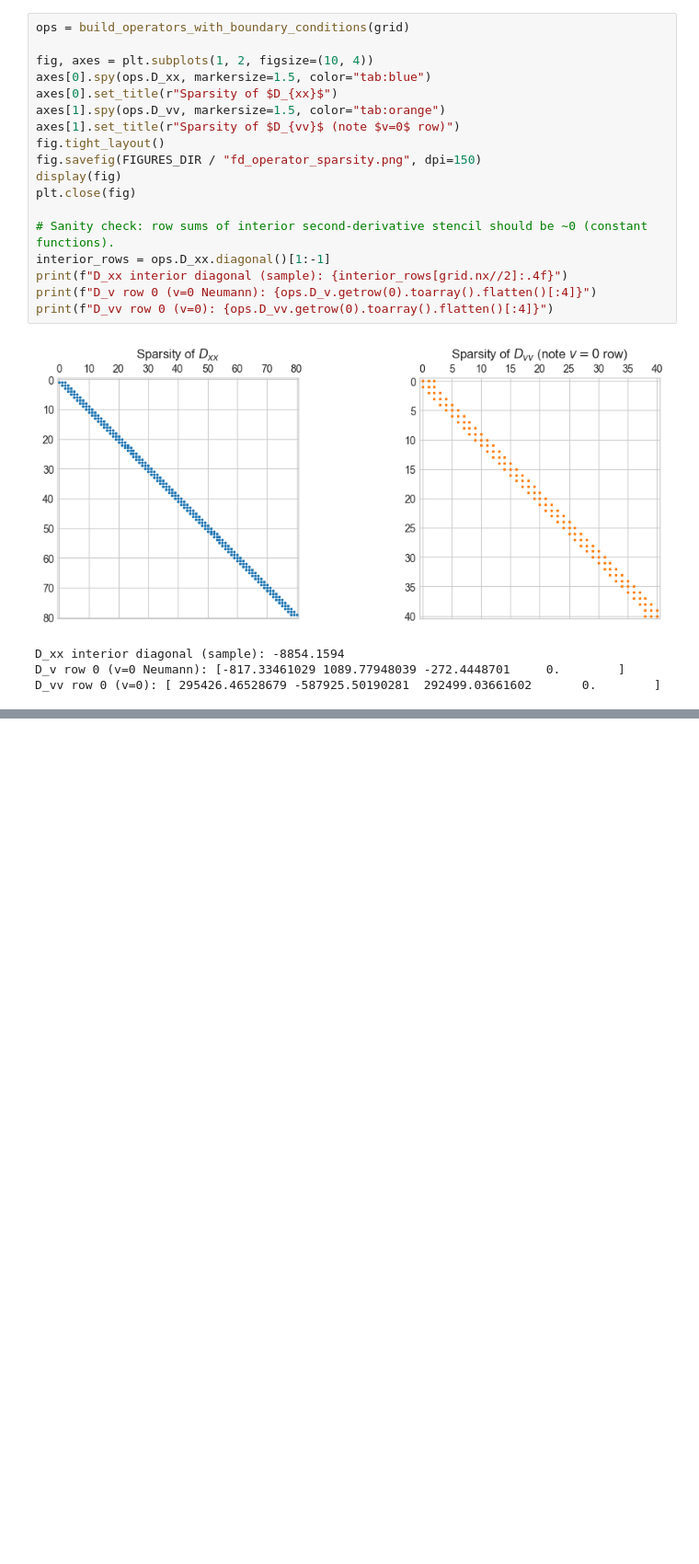
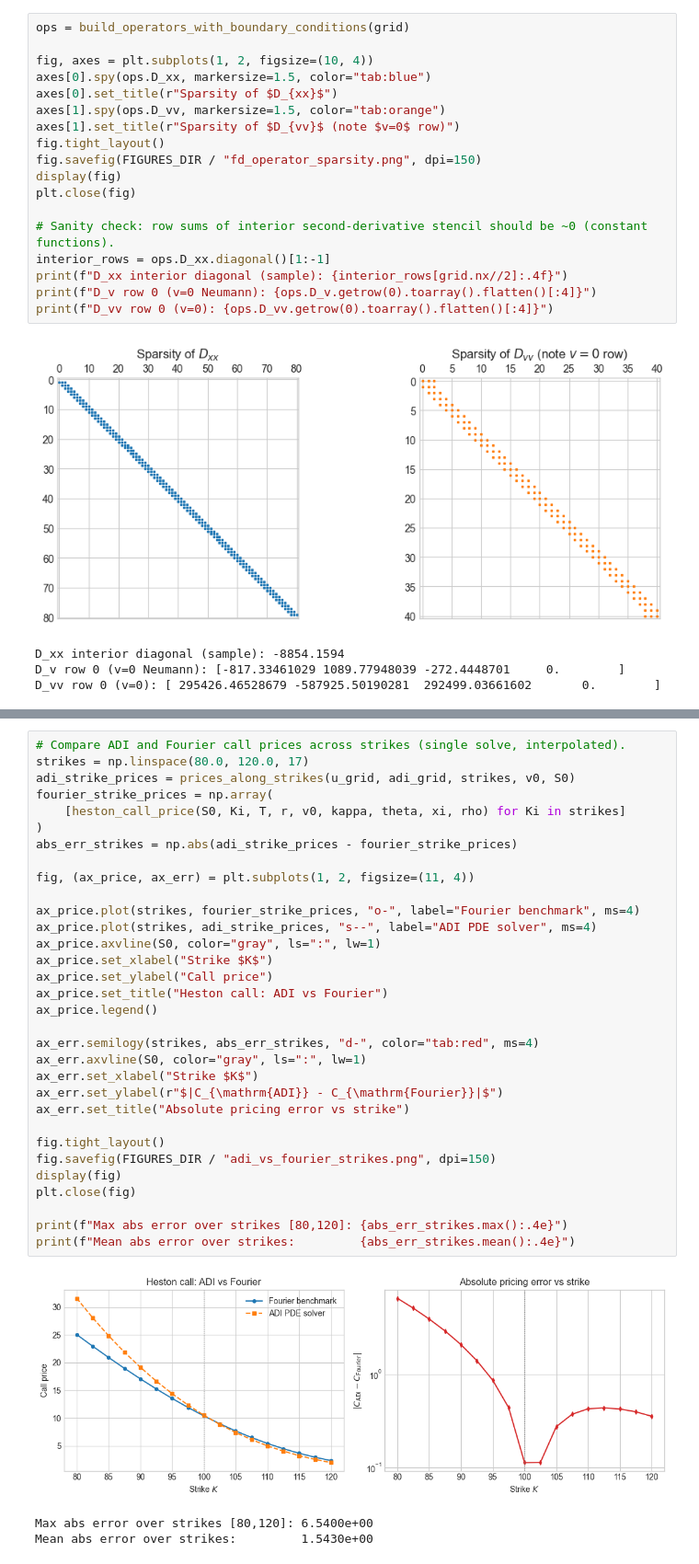
Before and after one commit to Fm1sk13w/Heston-Model, a Jupyter notebook: heston_pde_project.ipynb, the cells around one changed output, grey strips where cells are left out. Shown at 92% size. Drawn from its saved outputs; the diff is of its cells as text; blank space fills up the shorter version.

```diff
--- a/heston_pde_project.ipynb
+++ b/heston_pde_project.ipynb
@@ -343,0 +413,36 @@ D_vv row 0 (v=0): [ 295426.46528679 -587925.50190281  292499.03661602       0.
+# %%
+# Compare ADI and Fourier call prices across strikes (single solve, interpolated).
+strikes = np.linspace(80.0, 120.0, 17)
+adi_strike_prices = prices_along_strikes(u_grid, adi_grid, strikes, v0, S0)
+fourier_strike_prices = np.array(
+    [heston_call_price(S0, Ki, T, r, v0, kappa, theta, xi, rho) for Ki in strikes]
+)
+abs_err_strikes = np.abs(adi_strike_prices - fourier_strike_prices)
+
+fig, (ax_price, ax_err) = plt.subplots(1, 2, figsize=(11, 4))
+
+ax_price.plot(strikes, fourier_strike_prices, "o-", label="Fourier benchmark", ms=4)
+ax_price.plot(strikes, adi_strike_prices, "s--", label="ADI PDE solver", ms=4)
+ax_price.axvline(S0, color="gray", ls=":", lw=1)
+ax_price.set_xlabel("Strike $K$")
+ax_price.set_ylabel("Call price")
+ax_price.set_title("Heston call: ADI vs Fourier")
+ax_price.legend()
+
+ax_err.semilogy(strikes, abs_err_strikes, "d-", color="tab:red", ms=4)
+ax_err.axvline(S0, color="gray", ls=":", lw=1)
+ax_err.set_xlabel("Strike $K$")
+ax_err.set_ylabel(r"$|C_{\mathrm{ADI}} - C_{\mathrm{Fourier}}|$")
+ax_err.set_title("Absolute pricing error vs strike")
+
+fig.tight_layout()
+fig.savefig(FIGURES_DIR / "adi_vs_fourier_strikes.png", dpi=150)
+display(fig)
+plt.close(fig)
+
+print(f"Max abs error over strikes [80,120]: {abs_err_strikes.max():.4e}")
+print(f"Mean abs error over strikes:         {abs_err_strikes.mean():.4e}")
+# %% [output]
+[figure, added]
+Max abs error over strikes [80,120]: 6.5400e+00
+Mean abs error over strikes:         1.5430e+00
```
Also changed, not shown: parts of 19 cells of this notebook, 28 other files.
